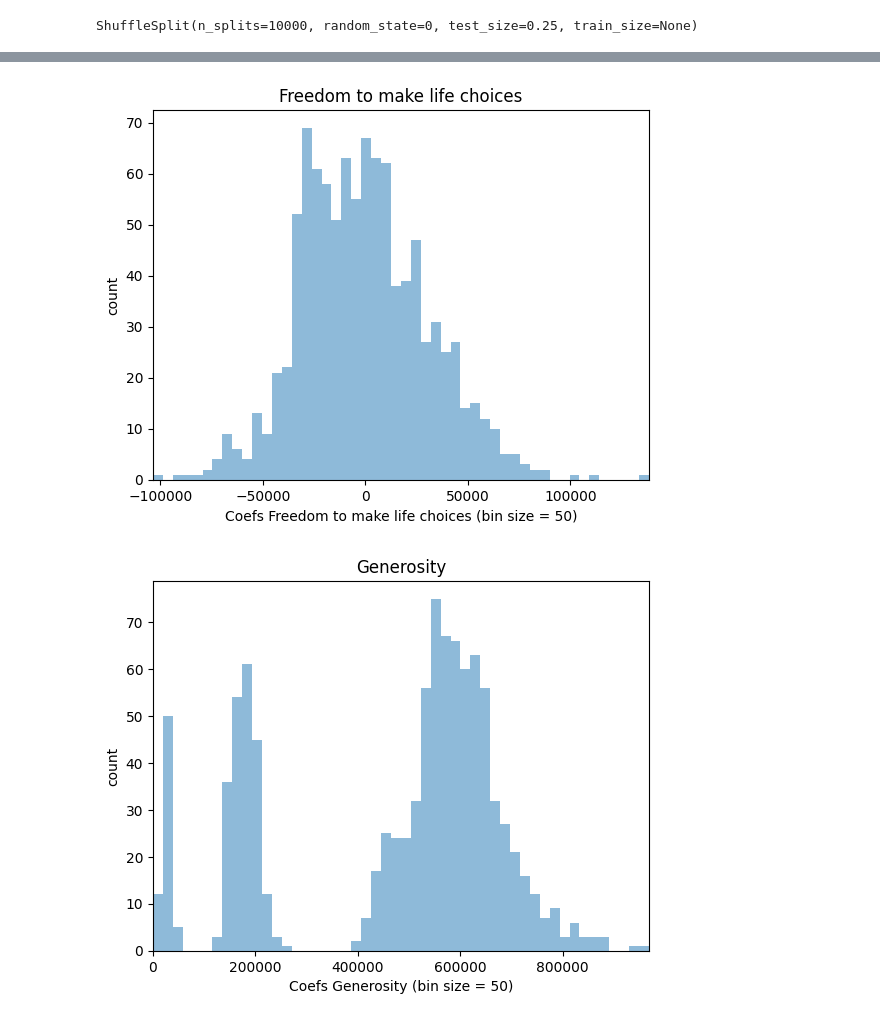
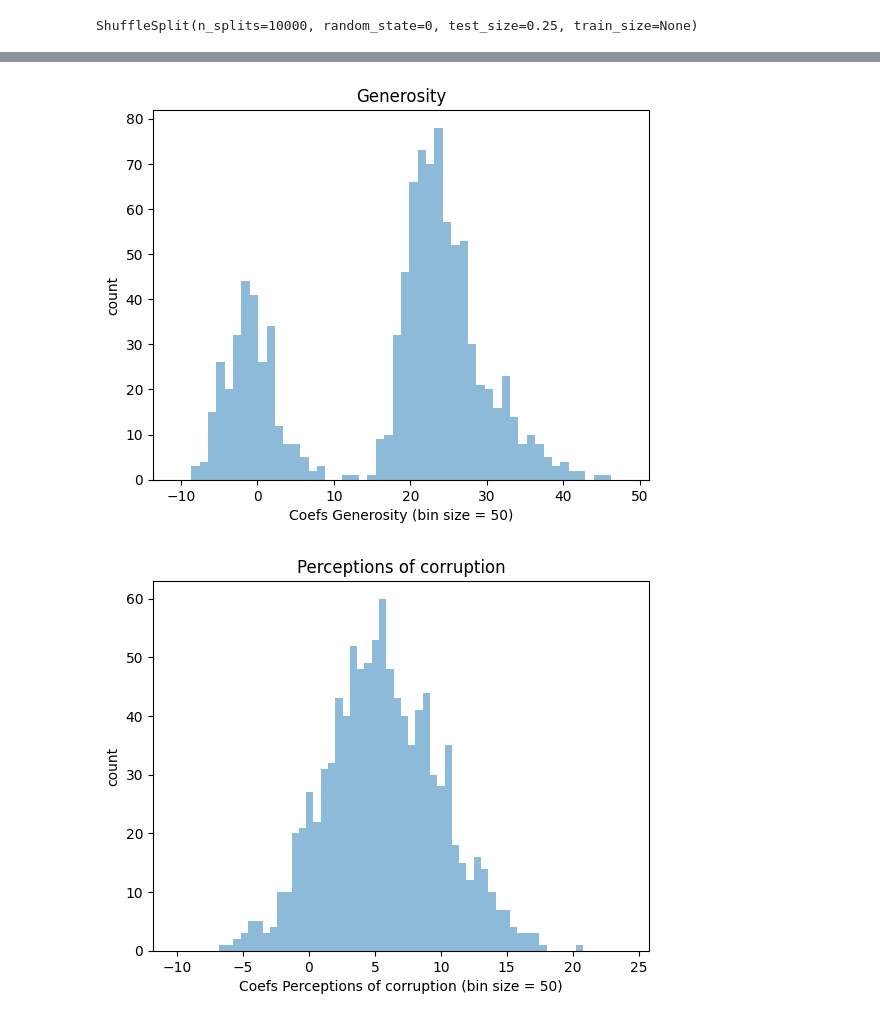
Before and after one commit to LuisFilipeMLoureiro/MachineLearning-CovidAnalysis, a Jupyter notebook: notebook/FinalProject.ipynb, the cells around one changed output, grey strips where cells are left out. Saved outputs shown, nothing was run; the diff lists cells and outputs as text; code cells hidden in the pictures.

```diff
--- a/notebook/FinalProject.ipynb
+++ b/notebook/FinalProject.ipynb
@@ -80,0 +127,5 @@ df.head()
+# %%
+to_drop = []
+for i in pop.nlargest(12, 'Deaths per 1m Pop')['Country']:
+    to_drop.append(i)
+to_drop
@@ -80,0 +145,2 @@ df.head()
+# %%
+df = df[df.Country.isin(to_drop) == False].copy()
@@ -85,5 +161,5 @@ df.shape
 # %%
-features_columns = ['Score', 'GDP per capita', 'Social support', 'Healthy life expectancy', 'Freedom to make life choices', 'Generosity', 'Perceptions of corruption']
+features_columns = ['GDP per capita', 'Social support', 'Healthy life expectancy', 'Freedom to make life choices', 'Generosity', 'Perceptions of corruption']
 features = df[features_columns].copy()
 features.head()
 # %% [output]
@@ -169,5 +252,4 @@ coef_values
 # %%
-Score_coef = []
 GDP_coef = []
 Social_coef = []
 Health_coef = []
@@ -175,10 +257,9 @@ Freedom_coef = []
 Generosity_coef = []
 Corruption_coef = []
 for i in range(0,1000):
-    Score_coef.append(coef_values[i][0][0])
-    GDP_coef.append(coef_values[i][0][1])
-    Social_coef.append(coef_values[i][0][2])
-    Health_coef.append(coef_values[i][0][3])
-    Freedom_coef.append(coef_values[i][0][4])
-    Generosity_coef.append(coef_values[i][0][5])
-    Corruption_coef .append(coef_values[i][0][6])
+    GDP_coef.append(coef_values[i][0][0])
+    Social_coef.append(coef_values[i][0][1])
+    Health_coef.append(coef_values[i][0][2])
+    Freedom_coef.append(coef_values[i][0][3])
+    Generosity_coef.append(coef_values[i][0][4])
+    Corruption_coef .append(coef_values[i][0][5])
@@ -185,5 +293,5 @@ for i in range(0,1000):
 # %%
-coefs = [Score_coef, GDP_coef, Social_coef, Health_coef, Freedom_coef, Generosity_coef, Corruption_coef]
+coefs = [ GDP_coef, Social_coef, Health_coef, Freedom_coef, Generosity_coef, Corruption_coef]
 n = 0
 for coef in coefs:
     plt.xlim([min(coef)-5, max(coef)+5])
@@ -202,2 +310,2 @@ for coef in coefs:
-[figure, old version]
+[figure, new version]
-[figure, old version]
+[figure, new version]
```
Also changed, not shown: parts of 20 cells of this notebook, 3 other files.
